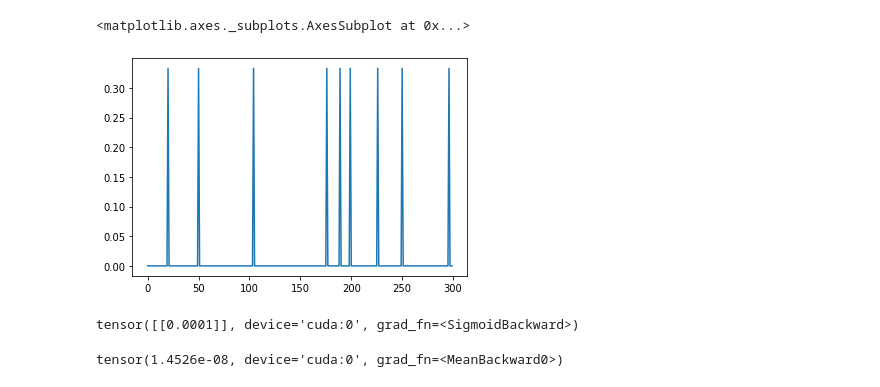
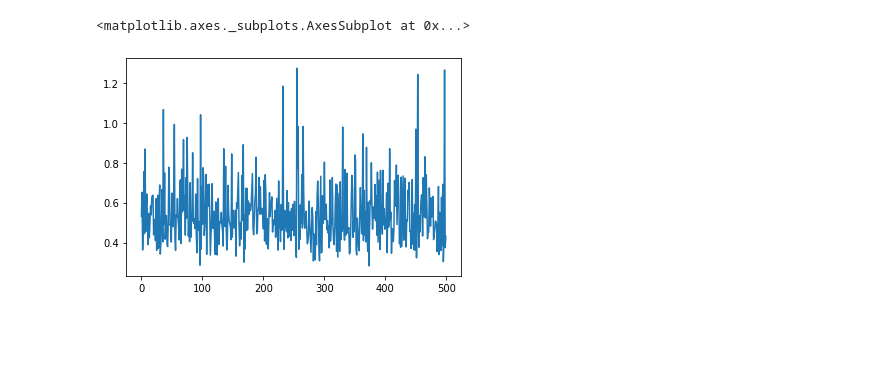
Before and after one commit to ARMargolis/melanoma-pytorch, a Jupyter notebook: data_analysis_colab.ipynb, the cells around one changed output. Drawn from its saved outputs; the diff is of its cells as text; code cells hidden in the pictures; blank space fills up the shorter version.

```diff
--- a/data_analysis_colab.ipynb
+++ b/data_analysis_colab.ipynb
@@ -371,9 +404,10 @@ class BottleneckBlock(nn.Module):
         y = F.relu(y, inplace=True)  # apply ReLU after addition
         return y
 # %%
-GCS_PATH=r'gs://kds-a2a40e123e228c885db15ca1b3bdbed0722555939bb3839437cc12ac/'
+GCS_PATH=r'gs://kds-ca51e6aef2639960584a063f30a434cebf2d6f442486293bcf54f8ca/'
 train_recs=tf.io.gfile.glob(GCS_PATH+'tfrecords/train*')
-mds = MelanomaDatasetCL(gcs_path=train_recs, train = True)
-mdl = DataLoader(mds, batch_size = 3, shuffle=True)
+print(default_device)
+mds = MelanomaDatasetCL(gcs_path=train_recs, train = True, resolution=500, subsample=[0.04,1])
+mdl = DataLoader(mds, batch_size = 8, shuffle=False)
 model = MelanomaNet()
 # %% [output]
@@ -380,37 +415,3 @@ model = MelanomaNet()
 {'input_shape': (1, 3, 244, 244), 'n_classes': 1, 'base_channels': 3, 'block_type': 'basic', 'depth': 20, 'device': 'cuda'}
 block type:  basic
 blocks per stage:  3
-# %%
-from time import ctime
-
-# Try overfitting a batch to make sure the model + optimizer is operating properly
-learn_rate=0.02
-EPOCHS = 50
-losses = []
-for i in range(EPOCHS):
-    if i%10==0:
-      #Half the learning rate every 10 epochs
-      learn_rate/=2
-      optimizer = Adam(model.parameters(), lr=learn_rate)
-      print('Begin epoch',i, 'lr', learn_rate, ctime())
-    for batch in mdl:
-        assert model.training
-        #zero the optimizer
-        optimizer.zero_grad()
-
-        x, y = batch
-        x=x.to(default_device)
-        y=y.to(default_device)
-        #with torch.no_grad():
-        #    model.eval()
-        #    print(model.predict(x))
-        #    model.train()
-        a = model(x)
-        a = sigmoid(a)
-        loss = (a-y)**2
-        loss = loss.mean()
-        loss.backward()
-        optimizer.step()
-
-        losses.append(loss.item())
-print('Done', ctime())
@@ -424,13 +502,5 @@ Done Tue Aug 11 20:38:34 2020
 # %%
-pd.Series(losses).plot()
+pd.Series(loss_list[-500:]).plot()
 # %% [output]
 <matplotlib.axes._subplots.AxesSubplot at 0x...>
-[figure, old version]
+[figure, new version]
-# %%
-a
-# %% [output]
-tensor([[0.0001]], device='cuda:0', grad_fn=<SigmoidBackward>)
-# %%
-loss
-# %% [output]
-tensor(1.4526e-08, device='cuda:0', grad_fn=<MeanBackward0>)
```
Also changed, not shown: parts of 20 cells of this notebook.
